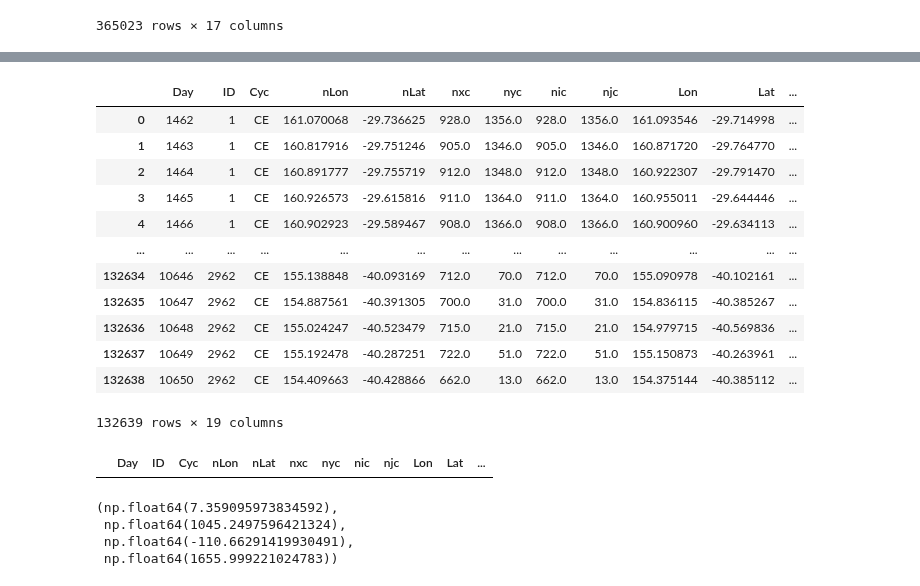
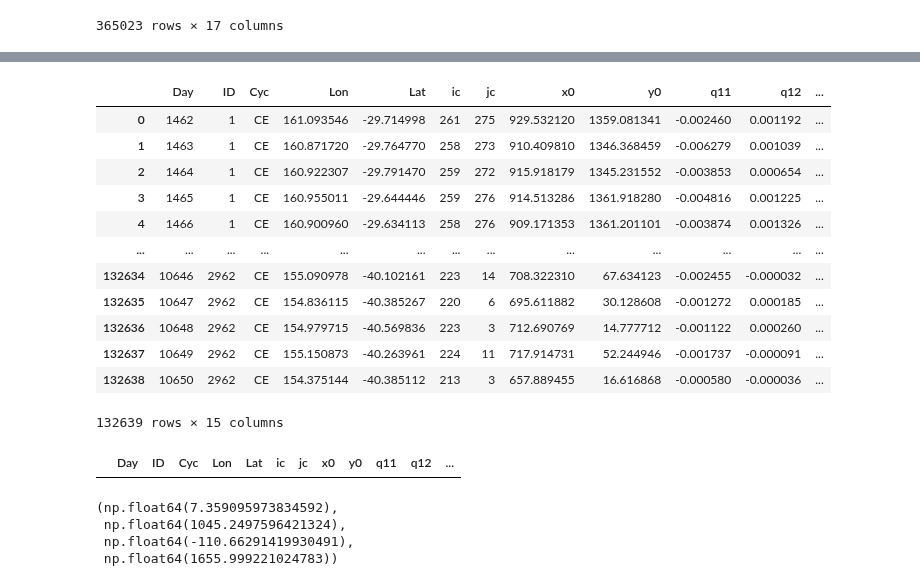
Before and after one commit to regdowse/UNSW-MRes, a Jupyter notebook: MRes/Chapter2/Analysis.ipynb, the cells around one changed output, grey strips where cells are left out. Saved outputs shown, nothing was run; the diff lists cells and outputs as text; code cells hidden in the pictures.

```diff
--- a/MRes/Chapter2/Analysis.ipynb
+++ b/MRes/Chapter2/Analysis.ipynb
@@ -85,5 +85,7 @@ njc_idx = cols.index('njc')
 new_order = cols[:njc_idx + 1] + ['Lon', 'Lat'] + [col for col in cols if col not in ['Lon', 'Lat'] and col not in cols[:njc_idx + 1]]
 df_eddies = df_eddies[new_order]
 df_eddies = df_eddies.reset_index(drop=True)
+
+df_eddies = df_eddies.drop(columns=[col for col in df_eddies.columns if col.startswith('n')]).copy() # Drop Nencioli data
 df_eddies
 # %% [output]
@@ -109,53 +111,67 @@ def interpolate_eddy_tracks(df):
         # Build a full range of days for this eddy
         full_days = pd.DataFrame({'Day': range(group['Day'].min(), group['Day'].max() + 1)})
         full_days['ID'] = eddy_id
 
         # Merge to reindex with all days, keeping columns of interest
         merged = pd.merge(full_days, group, on=['ID', 'Day'], how='left')
 
         # Interpolate numerical columns
         merged['Lon'] = merged['Lon'].interpolate()
         merged['Lat'] = merged['Lat'].interpolate()
         merged['x0'] = merged['x0'].interpolate()
         merged['y0'] = merged['y0'].interpolate()
 
         # Fill categorical column
         merged['Cyc'] = merged['Cyc'].ffill().bfill()
 
         df_interp.append(merged)
 
     df_result = pd.concat(df_interp, ignore_index=True).sort_values(by=['ID', 'Day'])
 
     return df_result
 df_eddies = interpolate_eddy_tracks(df_eddies)
 df_eddies['Age'] = df_eddies.groupby('ID')['ID'].transform('count')
 fnames = [
     f"/srv/scratch/z3533156/26year_BRAN2020/outer_avg_{1461 + ((day - 1462) // 30) * 30:05}.nc"
     for day in df_eddies['Day']
 ]
 df_eddies['fname'] = fnames
+# Find closest grid points
+from scipy.spatial import cKDTree
+points = np.column_stack((X_grid.ravel(), Y_grid.ravel()))
+tree = cKDTree(points)
+x0s = df_eddies['x0'].to_numpy()
+y0s = df_eddies['y0'].to_numpy()
+query_points = np.column_stack((x0s, y0s))
+_, indices = tree.query(query_points)
+ics, jcs = np.unravel_index(indices, X_grid.shape)
+ics = ics.astype(int)
+jcs = jcs.astype(int)
+insert_at = df_eddies.columns.get_loc('Lat') + 1
+df_eddies.insert(insert_at, 'ic', ics)
+df_eddies.insert(insert_at + 1, 'jc', jcs)
 df_eddies
 # %% [output]
-|  | Day | ID | Cyc | nLon | nLat | nxc | nyc | nic | njc | Lon | Lat | ... |
-| 0 | 1462 | 1 | CE | 161.070068 | -29.736625 | 928.0 | 1356.0 | 928.0 | 1356.0 | 161.093546 | -29.714998 | ... |
-| 1 | 1463 | 1 | CE | 160.817916 | -29.751246 | 905.0 | 1346.0 | 905.0 | 1346.0 | 160.871720 | -29.764770 | ... |
-| 2 | 1464 | 1 | CE | 160.891777 | -29.755719 | 912.0 | 1348.0 | 912.0 | 1348.0 | 160.922307 | -29.791470 | ... |
-| 3 | 1465 | 1 | CE | 160.926573 | -29.615816 | 911.0 | 1364.0 | 911.0 | 1364.0 | 160.955011 | -29.644446 | ... |
-| 4 | 1466 | 1 | CE | 160.902923 | -29.589467 | 908.0 | 1366.0 | 908.0 | 1366.0 | 160.900960 | -29.634113 | ... |
+|  | Day | ID | Cyc | Lon | Lat | ic | jc | x0 | y0 | q11 | q12 | ... |
+| 0 | 1462 | 1 | CE | 161.093546 | -29.714998 | 261 | 275 | 929.532120 | 1359.081341 | -0.002460 | 0.001192 | ... |
+| 1 | 1463 | 1 | CE | 160.871720 | -29.764770 | 258 | 273 | 910.409810 | 1346.368459 | -0.006279 | 0.001039 | ... |
+| 2 | 1464 | 1 | CE | 160.922307 | -29.791470 | 259 | 272 | 915.918179 | 1345.231552 | -0.003853 | 0.000654 | ... |
+| 3 | 1465 | 1 | CE | 160.955011 | -29.644446 | 259 | 276 | 914.513286 | 1361.918280 | -0.004816 | 0.001225 | ... |
+| 4 | 1466 | 1 | CE | 160.900960 | -29.634113 | 258 | 276 | 909.171353 | 1361.201101 | -0.003874 | 0.001326 | ... |
 | ... | ... | ... | ... | ... | ... | ... | ... | ... | ... | ... | ... | ... |
-| 132634 | 10646 | 2962 | CE | 155.138848 | -40.093169 | 712.0 | 70.0 | 712.0 | 70.0 | 155.090978 | -40.102161 | ... |
-| 132635 | 10647 | 2962 | CE | 154.887561 | -40.391305 | 700.0 | 31.0 | 700.0 | 31.0 | 154.836115 | -40.385267 | ... |
-| 132636 | 10648 | 2962 | CE | 155.024247 | -40.523479 | 715.0 | 21.0 | 715.0 | 21.0 | 154.979715 | -40.569836 | ... |
-| 132637 | 10649 | 2962 | CE | 155.192478 | -40.287251 | 722.0 | 51.0 | 722.0 | 51.0 | 155.150873 | -40.263961 | ... |
-| 132638 | 10650 | 2962 | CE | 154.409663 | -40.428866 | 662.0 | 13.0 | 662.0 | 13.0 | 154.375144 | -40.385112 | ... |
+| 132634 | 10646 | 2962 | CE | 155.090978 | -40.102161 | 223 | 14 | 708.322310 | 67.634123 | -0.002455 | -0.000032 | ... |
+| 132635 | 10647 | 2962 | CE | 154.836115 | -40.385267 | 220 | 6 | 695.611882 | 30.128608 | -0.001272 | 0.000185 | ... |
+| 132636 | 10648 | 2962 | CE | 154.979715 | -40.569836 | 223 | 3 | 712.690769 | 14.777712 | -0.001122 | 0.000260 | ... |
+| 132637 | 10649 | 2962 | CE | 155.150873 | -40.263961 | 224 | 11 | 717.914731 | 52.244946 | -0.001737 | -0.000091 | ... |
+| 132638 | 10650 | 2962 | CE | 154.375144 | -40.385112 | 213 | 3 | 657.889455 | 16.616868 | -0.000580 | -0.000036 | ... |
-132639 rows × 19 columns
+132639 rows × 15 columns
 # %%
 df_eddies.to_pickle("/srv/scratch/z5297792/Chapter2/df_eddies_meso.pkl")
 # %%
 duplicates = df_eddies[df_eddies.duplicated(subset=['ID', 'Day'], keep=False)]
 duplicates
 # %% [output]
-|  | Day | ID | Cyc | nLon | nLat | nxc | nyc | nic | njc | Lon | Lat | ... |
+|  | Day | ID | Cyc | Lon | Lat | ic | jc | x0 | y0 | q11 | q12 | ... |
 # %%
 plt.scatter(df_eddies['x0'], df_eddies['y0'], c=df_eddies['ID'])
 # plt.plot(df_eddies['x0'], df_eddies['y0'])
```
Also changed, not shown: parts of 14 cells of this notebook, 2 other files.
